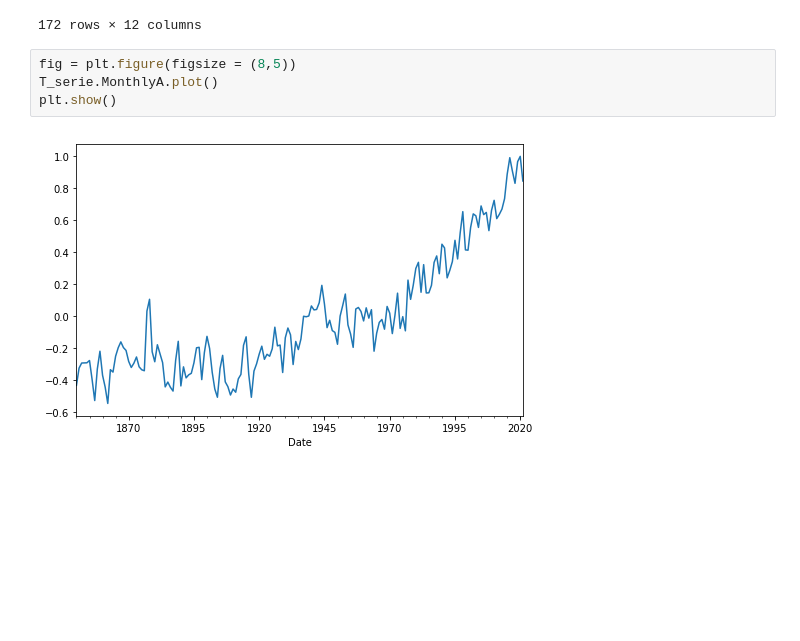
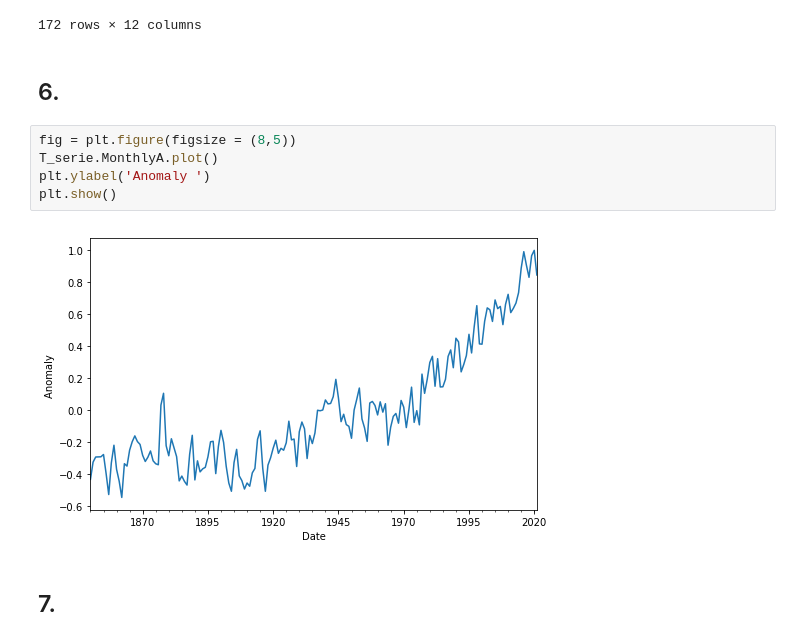
Before and after one commit to hernansalinas/Curso_aprendizaje_estadistico, a Jupyter notebook: Tareas/Restrepo-9709/Laboratorio_1.ipynb, the cells around one changed output. Saved outputs shown, nothing was run; the diff lists cells and outputs as text; blank space fills up the shorter version.

```diff
--- a/Tareas/Restrepo-9709/Laboratorio_1.ipynb
+++ b/Tareas/Restrepo-9709/Laboratorio_1.ipynb
@@ -520,9 +544,14 @@ T_serie
 | 2020-12-31 | 2020.0 | 6.5 | 0.996875 | 0.039500 | 0.956083 | 0.029042 | NaN | NaN | NaN | NaN | ... |
 | 2021-12-31 | 2021.0 | 6.5 | 0.842875 | 0.039208 | 0.841333 | 0.027500 | NaN | NaN | NaN | NaN | ... |
 172 rows × 12 columns
+# %% [markdown]
+## 6.
 # %%
 fig = plt.figure(figsize = (8,5))
 T_serie.MonthlyA.plot()
+plt.ylabel('Anomaly ')
 plt.show()
 # %% [output]
-[figure, old version]
+[figure, new version]
+# %% [markdown]
+## 7.
```
Also changed, not shown: parts of 20 cells of this notebook.
